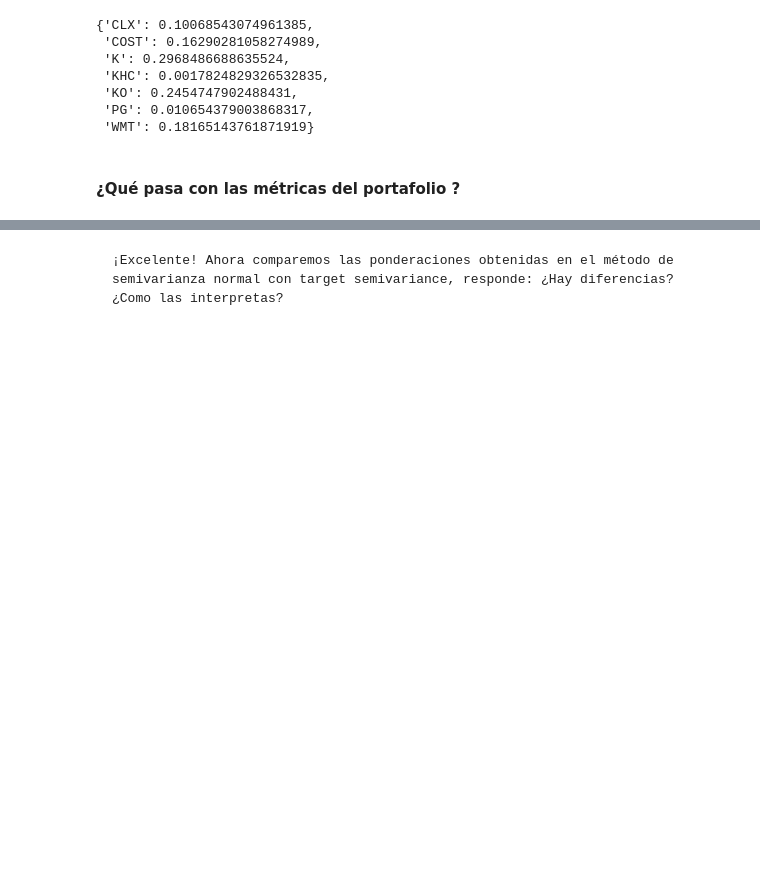
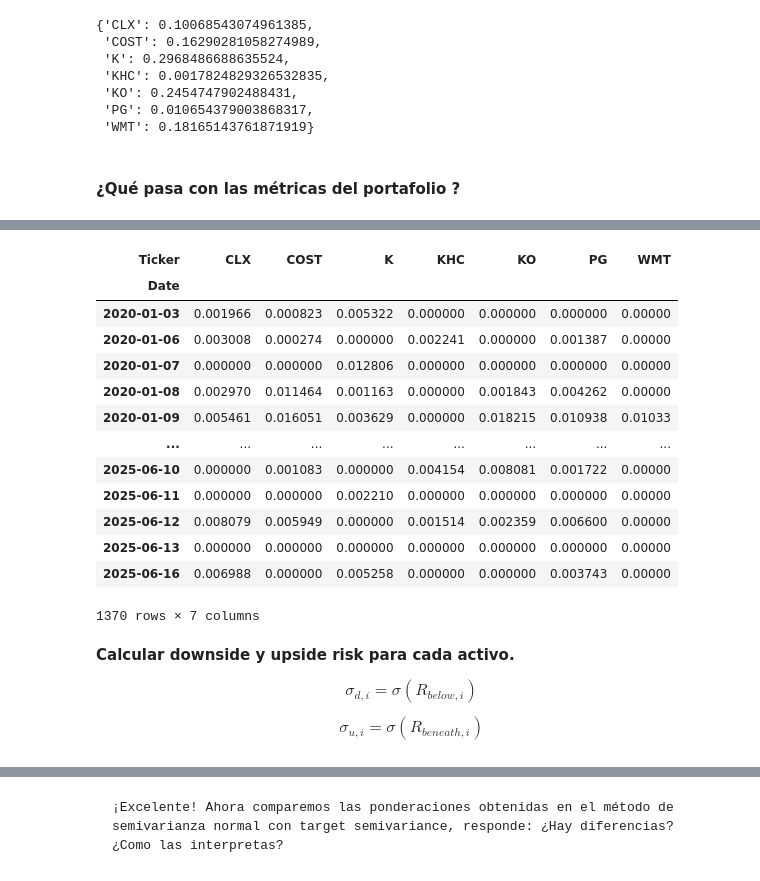
Before and after one commit to ppmelch/Portafolios-de-Inversi-n, a Jupyter notebook: Parcial 2/C 11/C 11.ipynb, the cells around one changed output, grey strips where cells are left out. Saved outputs shown, nothing was run; the diff lists cells and outputs as text; code cells hidden in the pictures; blank space fills up the shorter version.

```diff
--- a/Parcial 2/C 11/C 11.ipynb
+++ b/Parcial 2/C 11/C 11.ipynb
@@ -361,0 +304,25 @@ Recuerda que los pasos son reiterativos y siguen la misma estructura que el mét
+# %%
+rets_above_zero=rets[rets > 0].fillna(0)
+
+rets_above_zero
+# %% [output]
+| Ticker | CLX | COST | K | KHC | KO | PG | WMT |
+| Date |  |  |  |  |  |  |  |
+| 2020-01-03 | 0.001966 | 0.000823 | 0.005322 | 0.000000 | 0.000000 | 0.000000 | 0.00000 |
+| 2020-01-06 | 0.003008 | 0.000274 | 0.000000 | 0.002241 | 0.000000 | 0.001387 | 0.00000 |
+| 2020-01-07 | 0.000000 | 0.000000 | 0.012806 | 0.000000 | 0.000000 | 0.000000 | 0.00000 |
+| 2020-01-08 | 0.002970 | 0.011464 | 0.001163 | 0.000000 | 0.001843 | 0.004262 | 0.00000 |
+| 2020-01-09 | 0.005461 | 0.016051 | 0.003629 | 0.000000 | 0.018215 | 0.010938 | 0.01033 |
+| ... | ... | ... | ... | ... | ... | ... | ... |
+| 2025-06-10 | 0.000000 | 0.001083 | 0.000000 | 0.004154 | 0.008081 | 0.001722 | 0.00000 |
+| 2025-06-11 | 0.000000 | 0.000000 | 0.002210 | 0.000000 | 0.000000 | 0.000000 | 0.00000 |
+| 2025-06-12 | 0.008079 | 0.005949 | 0.000000 | 0.001514 | 0.002359 | 0.006600 | 0.00000 |
+| 2025-06-13 | 0.000000 | 0.000000 | 0.000000 | 0.000000 | 0.000000 | 0.000000 | 0.00000 |
+| 2025-06-16 | 0.006988 | 0.000000 | 0.005258 | 0.000000 | 0.000000 | 0.003743 | 0.00000 |
+1370 rows × 7 columns
+# %% [markdown]
+**Calcular downside y upside risk para cada activo.**
+
+$$\sigma_{d, i} = \sigma(R_{below, i})$$
+
+$$\sigma_{u, i} = \sigma(R_{beneath, i})$$
```
Also changed, not shown: parts of 40 cells of this notebook, 2 other files.
